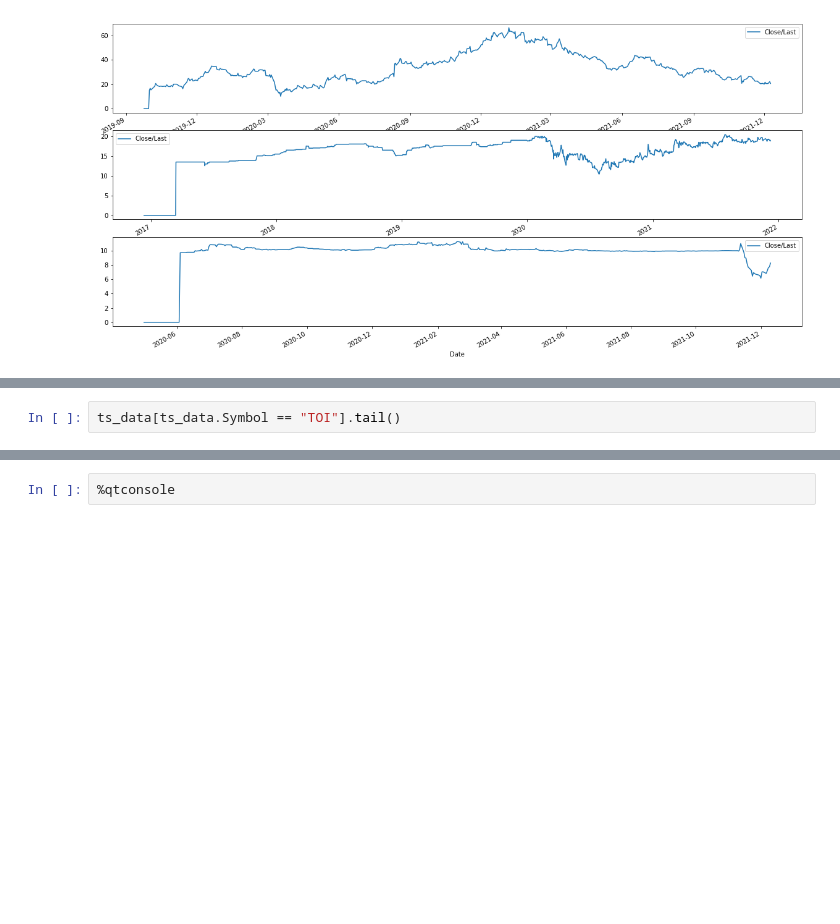
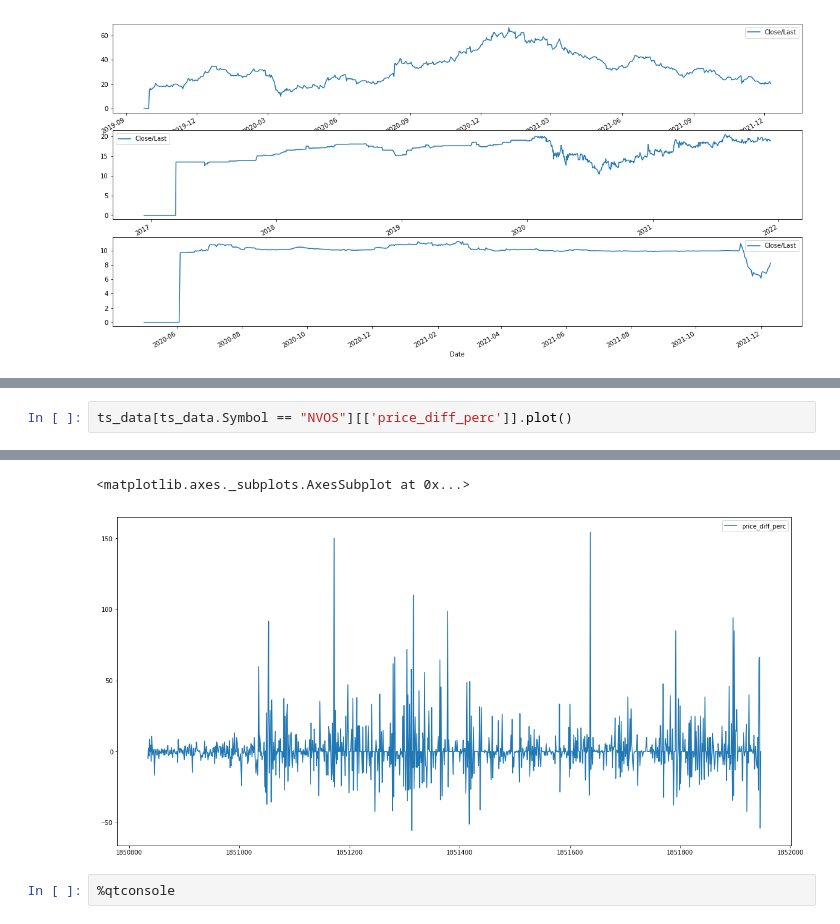
Before and after one commit to ayguno/nasdaq-time-series-analysis, a Jupyter notebook: 1 Parsing and structuring NASDAQ time-series.ipynb, the cells around one changed output, grey strips where cells are left out. Saved outputs shown, nothing was run; the diff lists cells and outputs as text; blank space fills up the shorter version.

```diff
--- a/1 Parsing and structuring NASDAQ time-series.ipynb
+++ b/1 Parsing and structuring NASDAQ time-series.ipynb
@@ -242,3 +276,3 @@ ts_data_summary.head(10)
 # %%
-ts_data[ts_data.Symbol == "TOI"].tail()
+ts_data[ts_data.Symbol == "NVOS"][['price_diff_perc']].plot()
 # %% [output]
@@ -251,2 +279,4 @@ ts_data[ts_data.Symbol == "TOI"].tail()
+<matplotlib.axes._subplots.AxesSubplot at 0x...>
+[figure, added]
 # %%
 %qtconsole
```
Also changed, not shown: parts of 9 cells of this notebook.
